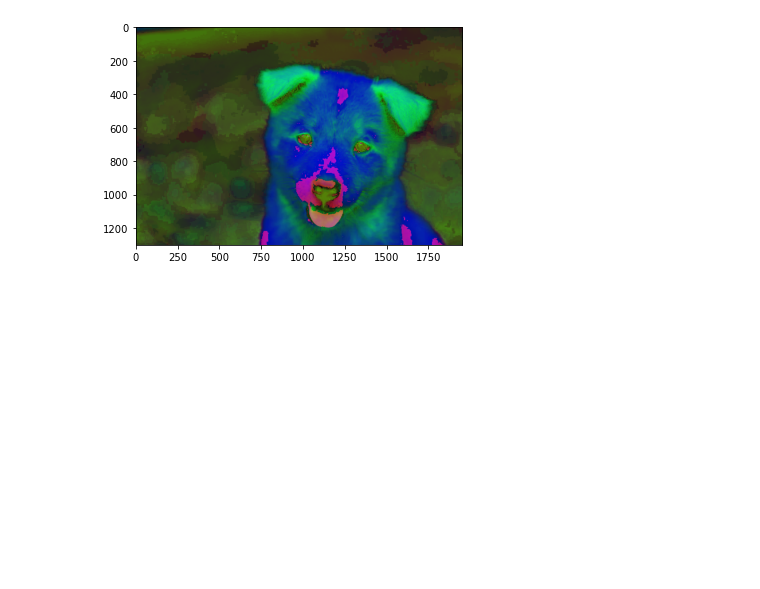
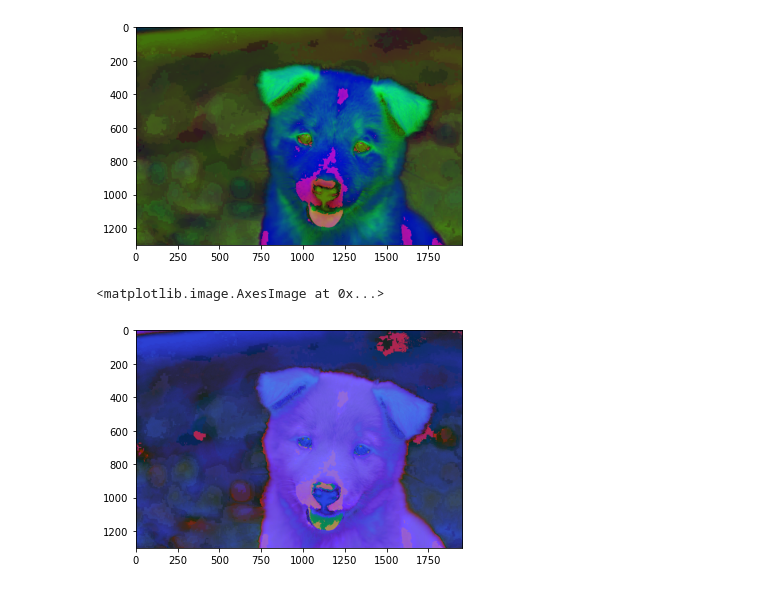
Before and after one commit to amirhoseinsalimi/computer-vision-with-opencv-and-deep-learning-course, a Jupyter notebook: 03_image_processing/01_color_mappings.ipynb, the cells around one changed output. Saved outputs shown, nothing was run; the diff lists cells and outputs as text; code cells hidden in the pictures; blank space fills up the shorter version.

```diff
--- a/03_image_processing/01_color_mappings.ipynb
+++ b/03_image_processing/01_color_mappings.ipynb
@@ -25,3 +25,9 @@ plt.imshow(img)
 # %% [output]
 <matplotlib.image.AxesImage at 0x...>
 [figure]
+# %%
+img = cv2.cvtColor(img, cv2.COLOR_RGB2HLS)
+plt.imshow(img)
+# %% [output]
+<matplotlib.image.AxesImage at 0x...>
+[figure, added]
```
